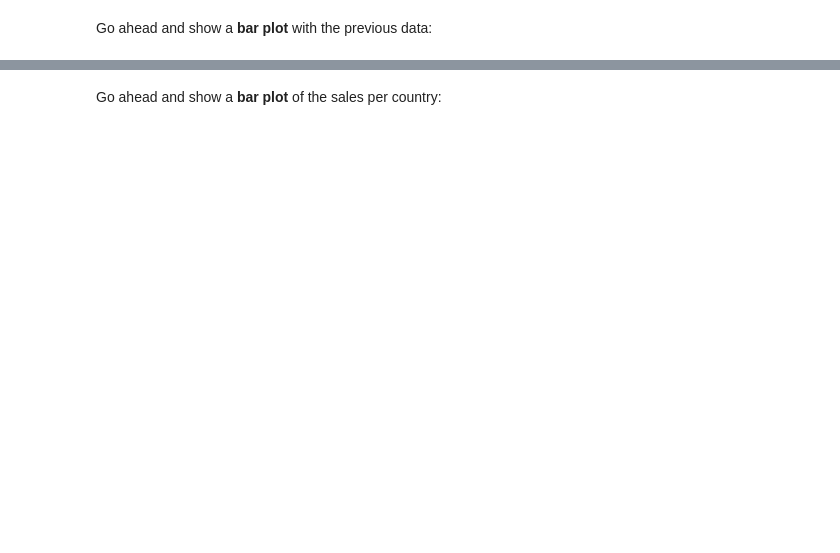
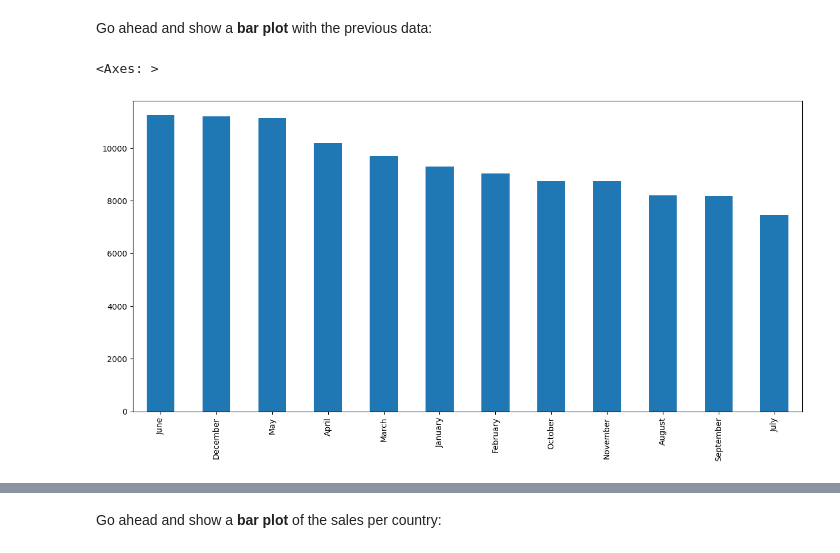
Before and after one commit to zaglas/workflows-, a Jupyter notebook: Exercises_1.ipynb, the cells around one changed output, grey strips where cells are left out. Cells and saved outputs as stored; diff of their text form; code cells hidden in the pictures; blank space fills up the shorter version.

```diff
--- a/Exercises_1.ipynb
+++ b/Exercises_1.ipynb
@@ -95,2 +144,7 @@ Go ahead and show a <b>bar plot</b> with the previous data:
+# %%
+sales['Month'].value_counts().plot(kind='bar', figsize=(15,7))
+# %% [output]
+<Axes: >
+[figure, added]
 # %%
 sales['Month'].value_counts().plot(kind='bar', figsize=(14,6))
```
Also changed, not shown: parts of 69 cells of this notebook.
